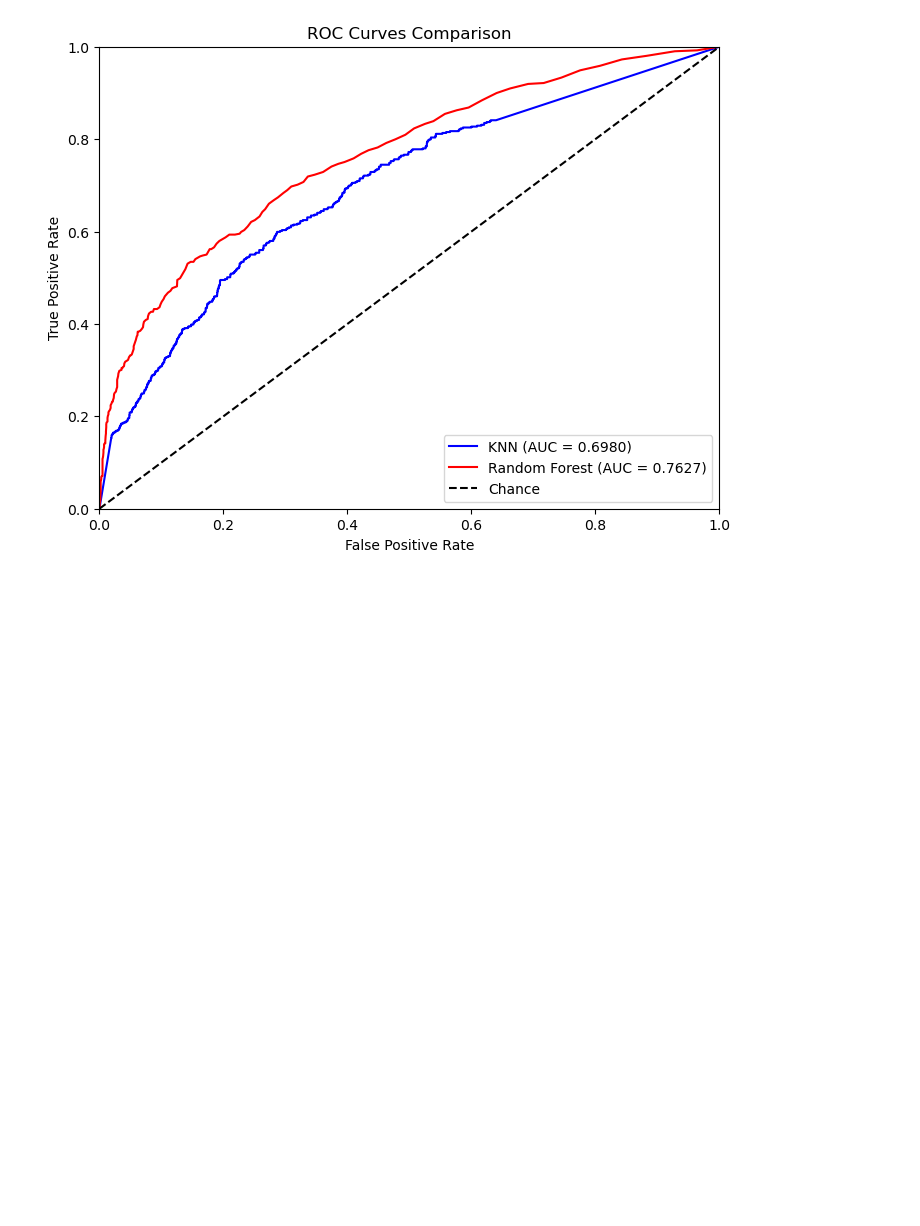
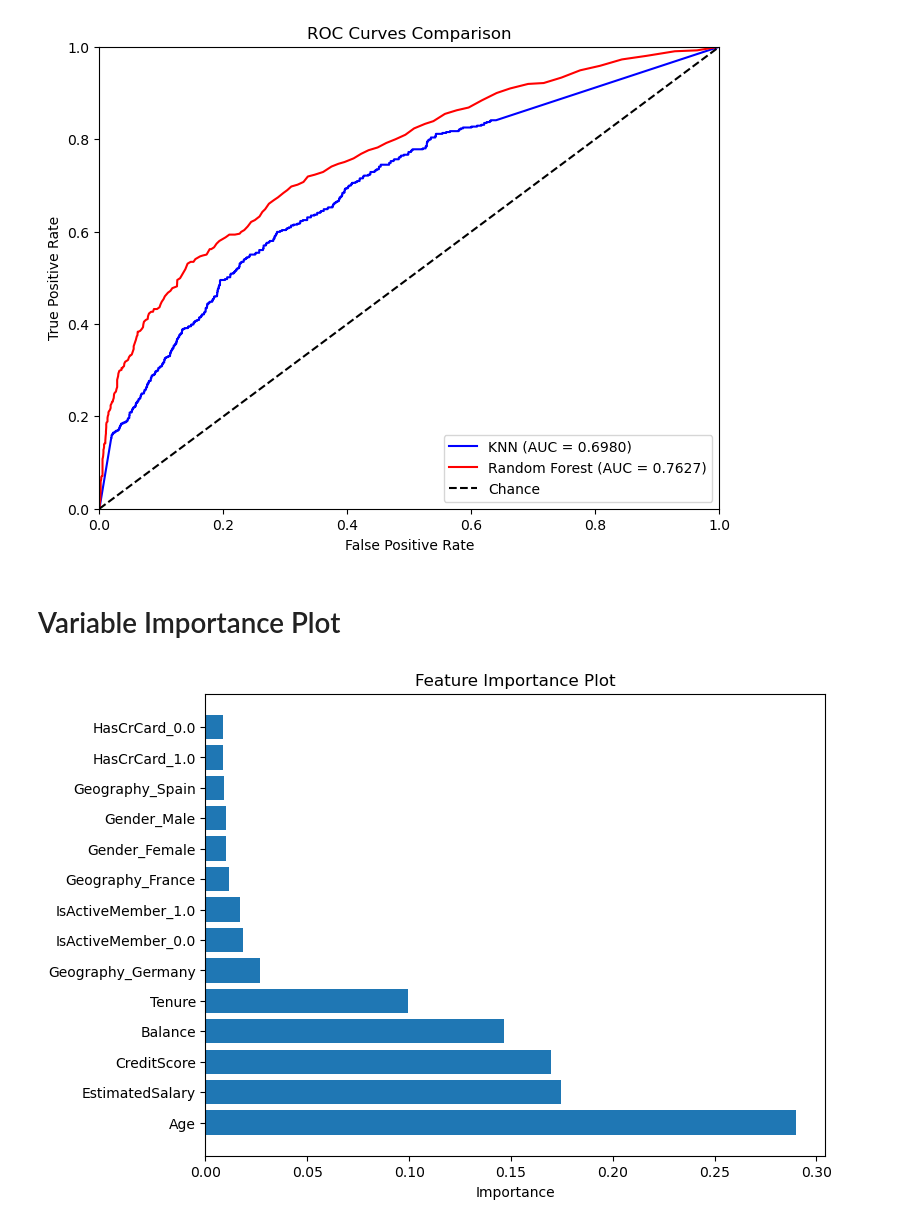
Before and after one commit to mpabbathi/churn-orbit, a Jupyter notebook: Models.ipynb, the cells around one changed output. Cells and saved outputs as stored; diff of their text form; code cells hidden in the pictures; blank space fills up the shorter version.

```diff
--- a/Models.ipynb
+++ b/Models.ipynb
@@ -474,3 +474,23 @@ plt.legend(loc="lower right")
 plt.show()
 # %% [output]
 [figure]
+# %% [markdown]
+# Variable Importance Plot
+# %%
+feature_importances = rf_best_model.named_steps['rf'].feature_importances_
+
+features_full = rf_best_model[:-1].get_feature_names_out()
+
+features = [s[5:] for s in features_full]
+
+indices = np.argsort(feature_importances)
+
+plt.figure(figsize=(8, 6))
+plt.barh(range(len(features)), feature_importances[indices], align='center')
+plt.yticks(range(len(features)), [features[i] for i in indices])
+plt.xlabel('Importance')
+plt.title('Feature Importance Plot')
+plt.gca().invert_yaxis()  # To have the most important feature at the top
+plt.show()
+# %% [output]
+[figure, added]
```
